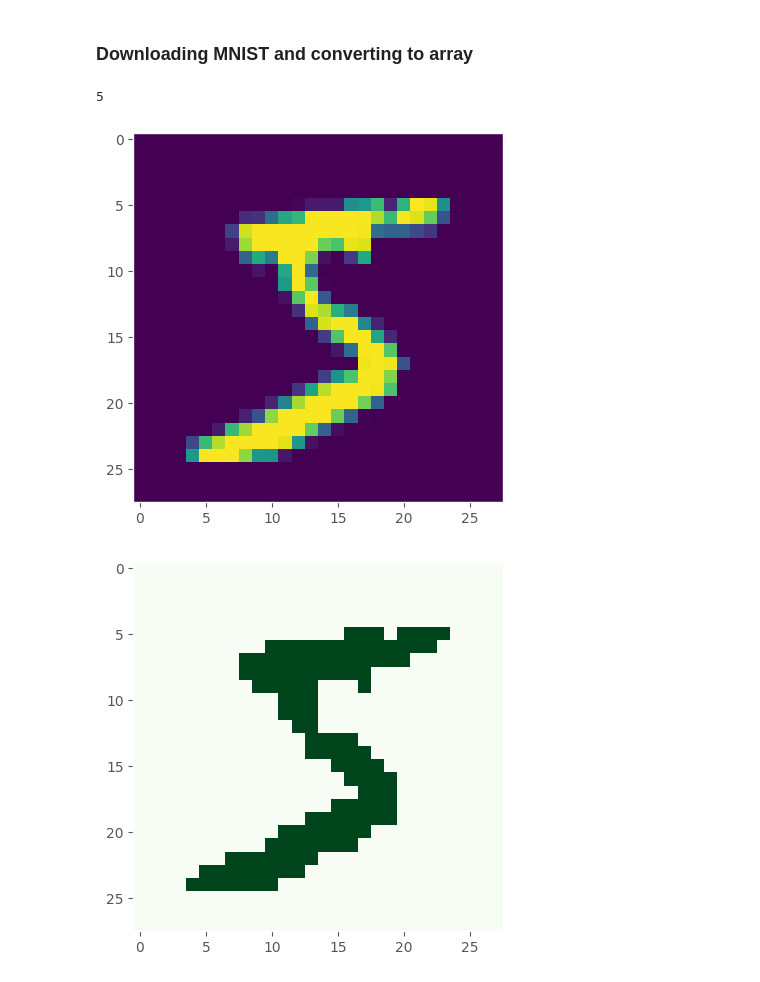
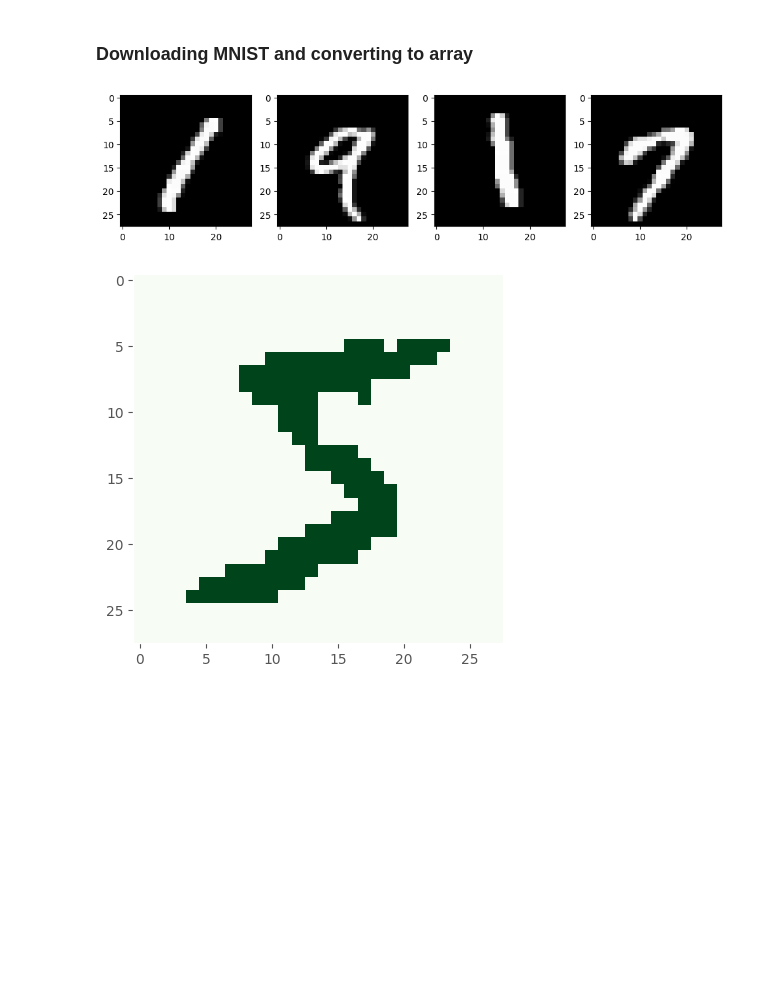
Before and after one commit to Apros7/AI-Projects, a Jupyter notebook: MNIST Synthetic Data/Probability_model.ipynb, the cells around one changed output. Cells and saved outputs as stored; diff of their text form; code cells hidden in the pictures; blank space fills up the shorter version.

Commit message:
added new images

```diff
--- a/MNIST Synthetic Data/Probability_model.ipynb
+++ b/MNIST Synthetic Data/Probability_model.ipynb
@@ -11,16 +11,17 @@ import matplotlib.pyplot as plt
 # %%
 data = pd.read_csv("mnist_train.csv")
 
-print(data.iloc[0][0])
-plt.imshow(data.iloc[0][1:].values.reshape(28,28))
-plt.grid(False)
+fig, axs = plt.subplots(1,4, figsize=(12, 3))
+lst = [3, 4, 6, 15]
+for i in range(len(lst)):
+    axs[i].imshow(data.iloc[lst[i]][1:].values.reshape(28,28), "gray")
+    axs[i].grid(False)
 
 threshold = 80
 for column in data.columns[1:]:
     data[column] = (data[column] > threshold).astype(int)
 # %% [output]
-5
-[figure, old version]
+[figure, new version]
 # %%
 plt.imshow(data.iloc[0][1:].values.reshape(28,28), "Greens")
 plt.grid(False)
```
Also changed, not shown: 3 other files.
